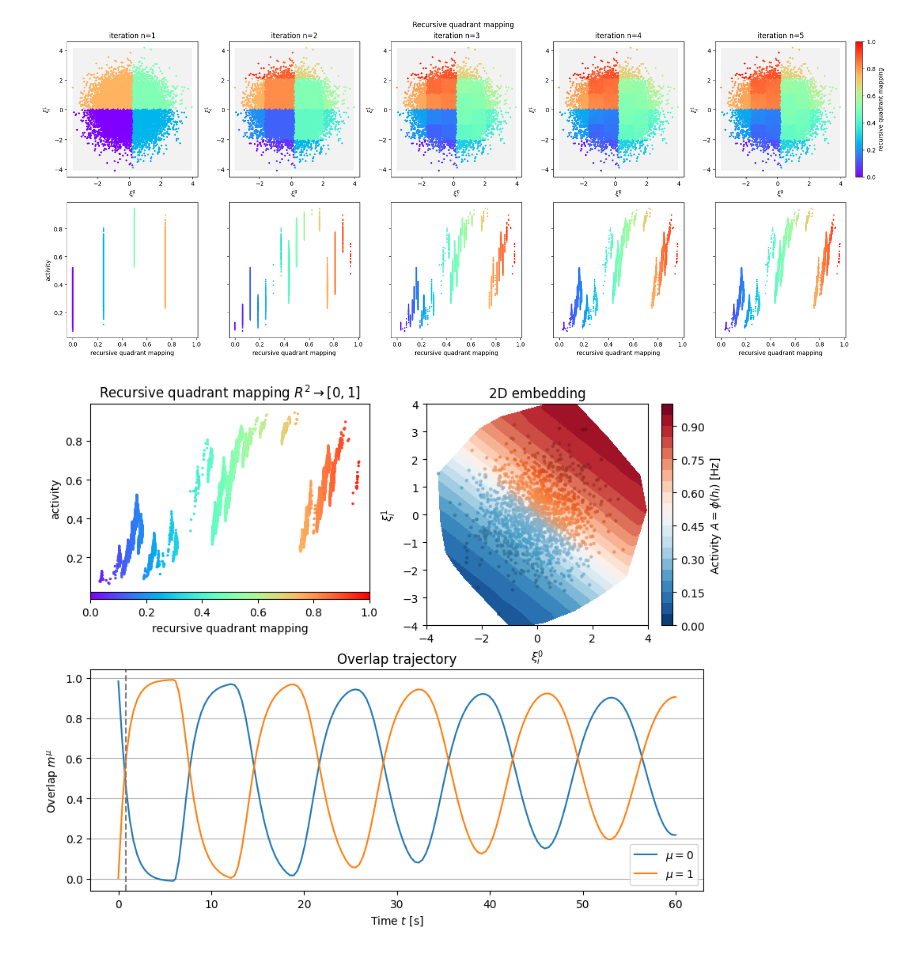
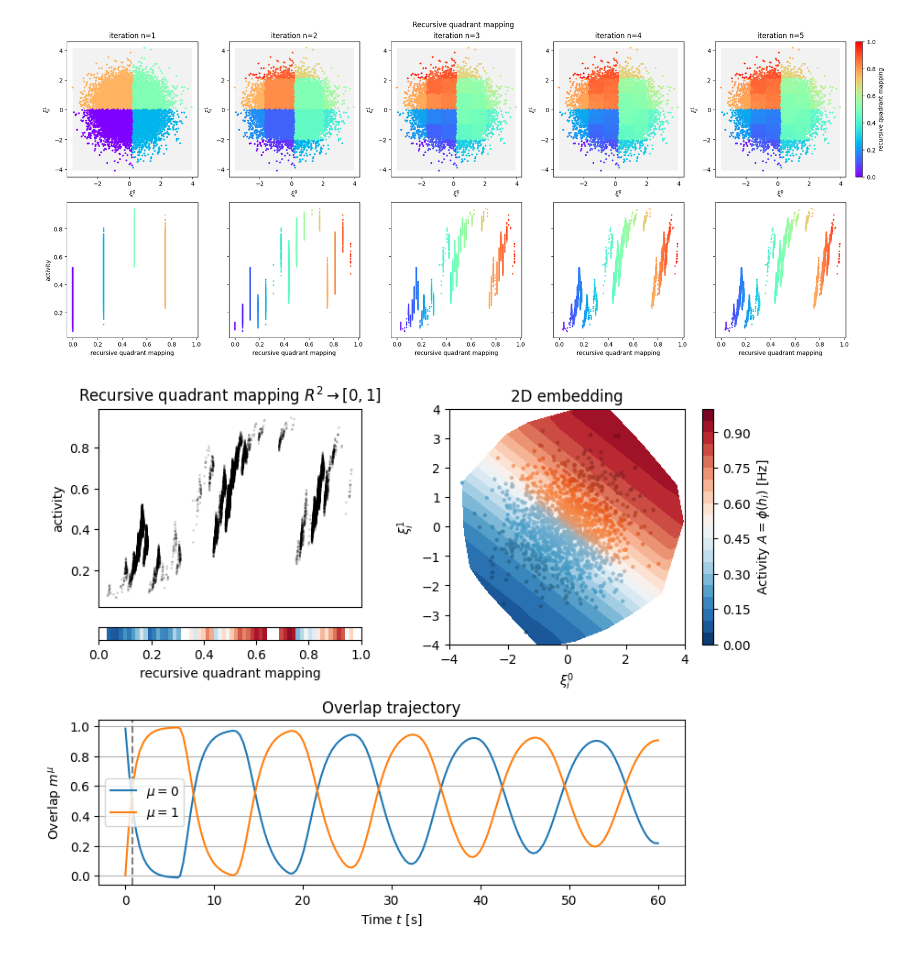
Before and after one commit to ninivert/lcnthesis, a Jupyter notebook: notebooks/mappings.ipynb, the cells around one changed output. Cells and saved outputs as stored; diff of their text form; code cells hidden in the pictures.

Commit message:
binning activity visualization for recursive quadratic mapping

```diff
--- a/notebooks/mappings.ipynb
+++ b/notebooks/mappings.ipynb
@@ -60,35 +61,44 @@ plt.show()
 # %%
 idt = 3
 activity_of_t = rnn.phi(res.h)
 
 fig, axes = plt.subplot_mosaic([
-	['a','b'],
-	['m','m'],
-], figsize=(10, 8))
+	['a1', 'b'],
+	['a2', 'b'],
+	['m' , 'm'],
+], figsize=(4*2, 3*2), height_ratios=[1.8, 0.2, 1.5], layout='constrained')
 
 mapping = recursive_quadrant_mapping(rnn.F, n)
-scat1d = axes['a'].scatter(mapping, activity_of_t[:, idt], c=mapping, cmap='rainbow', vmin=0, vmax=1, s=2)
-axes['a'].xaxis.set_major_locator(plt.NullLocator())
-axes['a'].xaxis.set_minor_locator(plt.NullLocator())
-axes['a'].set_xlim((0, 1))
-axes['a'].set_ylabel('activity')
-axes['a'].set_title('Recursive quadrant mapping $R^2 \\rightarrow [0,1]$')
-fig.colorbar(scat1d, ax=axes['a'], orientation='horizontal', pad=0, aspect=40, label='recursive quadrant mapping')
+# fig.colorbar(scat1d, ax=axes['a1'], orientation='horizontal', pad=0, aspect=40)  #, label='recursive quadrant mapping')
+# scat1d = axes['a1'].scatter(mapping, activity_of_t[:, idt], c=mapping, cmap='rainbow', vmin=0, vmax=1, s=2)
+scat1d = axes['a1'].scatter(mapping, activity_of_t[:, idt], c='k', alpha=0.2, s=3, ec=None)
+axes['a1'].xaxis.set_major_locator(plt.NullLocator())
+axes['a1'].xaxis.set_minor_locator(plt.NullLocator())
+axes['a1'].set_xlim((0, 1))
+axes['a1'].set_ylabel('activity')
+axes['a1'].set_title('Recursive quadrant mapping $R^2 \\rightarrow [0,1]$')
+
+# 4**n is the number of bins
+# we use n=5 in reality, but show n=4 because otherwise it becomes difficult to see
+bins = stats.binned_statistic(mapping, activity_of_t[:, idt], statistic='mean', bins=4**3, range=(0,1))
+axes['a2'].imshow(bins.statistic[None, :], extent=((0,1,0,1)), cmap='RdBu_r', vmin=0, vmax=1, aspect=1/20)
+axes['a2'].yaxis.set_visible(False)
+axes['a2'].set_xlabel('recursive quadrant mapping')
 
 _, contour = plot_2D_embedding_contour(rnn, activity_of_t[:, idt], figax=(fig, axes['b']))
 _, scat2d = plot_2D_embedding_scatter(rnn, activity_of_t[:, idt], figax=(fig, axes['b']))
 axes['b'].set_xlim((-4, 4))
 axes['b'].set_ylim((-4, 4))
 axes['b'].set_title('2D embedding')
 
 plot_overlap_trajectory(rnn, res, figax=(fig, axes['m']))
 line = axes['m'].axvline(res.t[idt], color='tab:gray', linestyle='--')
 
 # things = dict(contour=contour, scat1d=scat1d, scat2d=scat2d)
 
 plt.show()
 # %% [output]
-[figure, old version]
+[figure, new version]
 # %%
 from pathlib import Path
 from tqdm import tqdm
```
Also changed, not shown: parts of 2 cells of this notebook, 1 other file.
